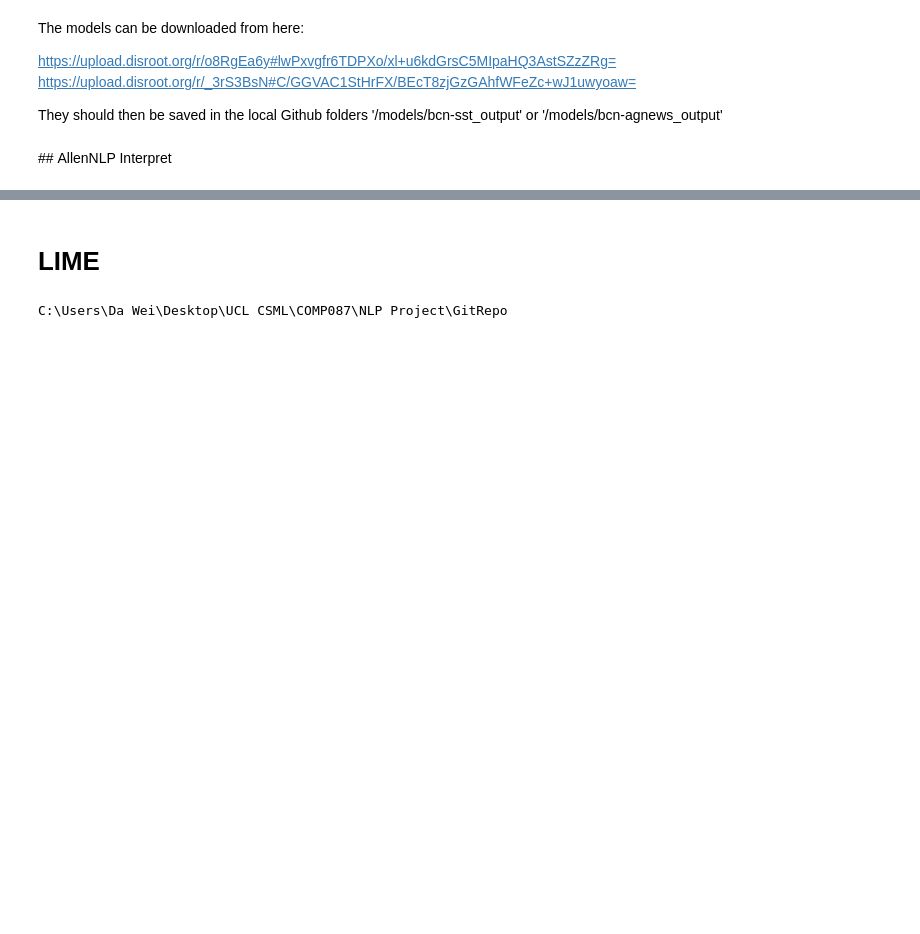
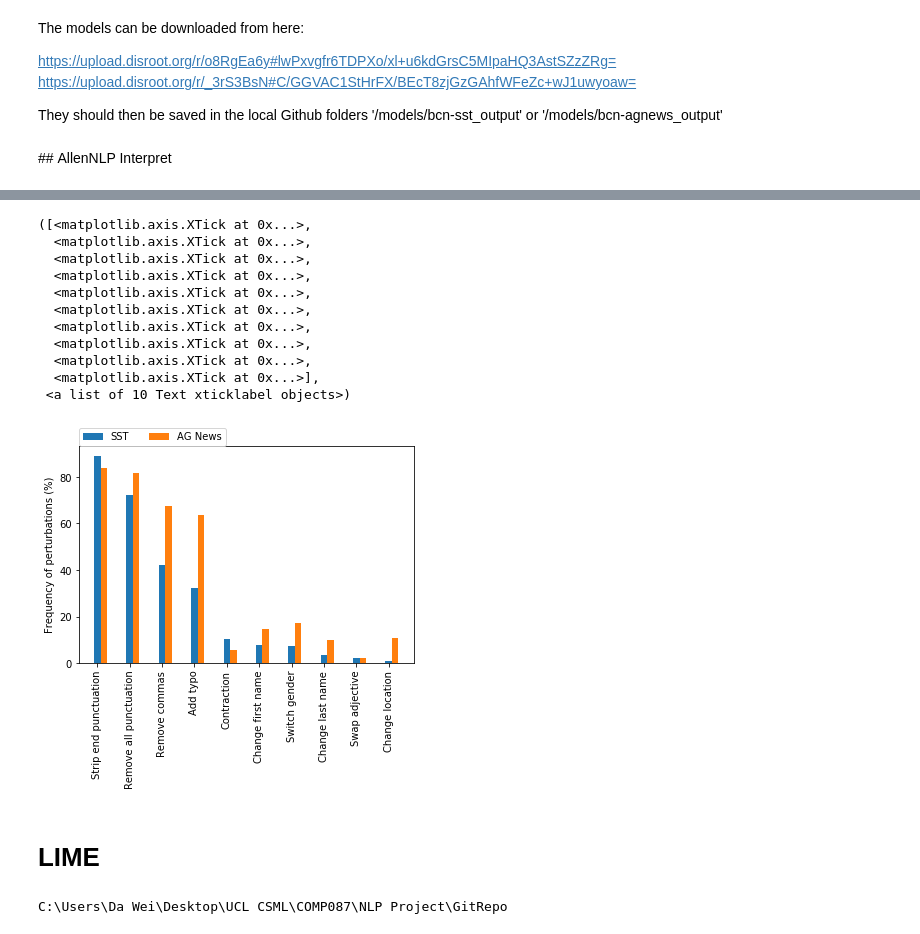
Before and after one commit to stevieg3/ucl-nlp-group-project, a Jupyter notebook: notebooks/experiments/Evaluation_Demo.ipynb, the cells around one changed output, grey strips where cells are left out. Cells and saved outputs as stored; diff of their text form; code cells hidden in the pictures; blank space fills up the shorter version.

```diff
--- a/notebooks/experiments/Evaluation_Demo.ipynb
+++ b/notebooks/experiments/Evaluation_Demo.ipynb
@@ -397,13 +479,47 @@ for perturbation in perturbation_list:
+# %%
+frequency_sst = []
+frequency_agnews = []
 # %%
 # counting frequency
 
 for perturbation in perturbation_list:
     count = 0
-    for i in range(len(df)):
+    for i in range(len(output_dict)):
         if output_dict[i][perturbation] != None:
             count += 1
-    print(perturbation)
-    print(round(100*count/len(df),2), '%')
+    frequency_agnews.append(100*count/len(output_dict))
+# %%
+frequency_sst = np.array(frequency_sst)
+frequency_agnews = np.array(frequency_agnews)
+# %%
+ordering = np.argsort(-frequency_sst)
+ordering
+
+perturbation_list_ordered = []
+for i in ordering:
+    perturbation_list_ordered.append(perturbation_list_new[i])
+# %%
+x = np.array([i for i in range(10)])
+
+ax = plt.subplot(111)
+ax.bar(x, frequency_sst[ordering], width=0.2, align='center', label='SST')
+ax.bar(x+0.2, frequency_agnews[ordering], width=0.2, align='center', label = 'AG News')
+plt.legend(loc=(0,1), ncol=2)
+plt.ylabel("Frequency of perturbations (%)")
+plt.xticks(range(10), perturbation_list_ordered, rotation='vertical')
+# %% [output]
+([<matplotlib.axis.XTick at 0x...>,
+  <matplotlib.axis.XTick at 0x...>,
+  <matplotlib.axis.XTick at 0x...>,
+  <matplotlib.axis.XTick at 0x...>,
+  <matplotlib.axis.XTick at 0x...>,
+  <matplotlib.axis.XTick at 0x...>,
+  <matplotlib.axis.XTick at 0x...>,
+  <matplotlib.axis.XTick at 0x...>,
+  <matplotlib.axis.XTick at 0x...>,
+  <matplotlib.axis.XTick at 0x...>],
+ <a list of 10 Text xticklabel objects>)
+[figure, added]
 # %% [markdown]
 # LIME
 # %%
```
Also changed, not shown: parts of 20 cells of this notebook.
